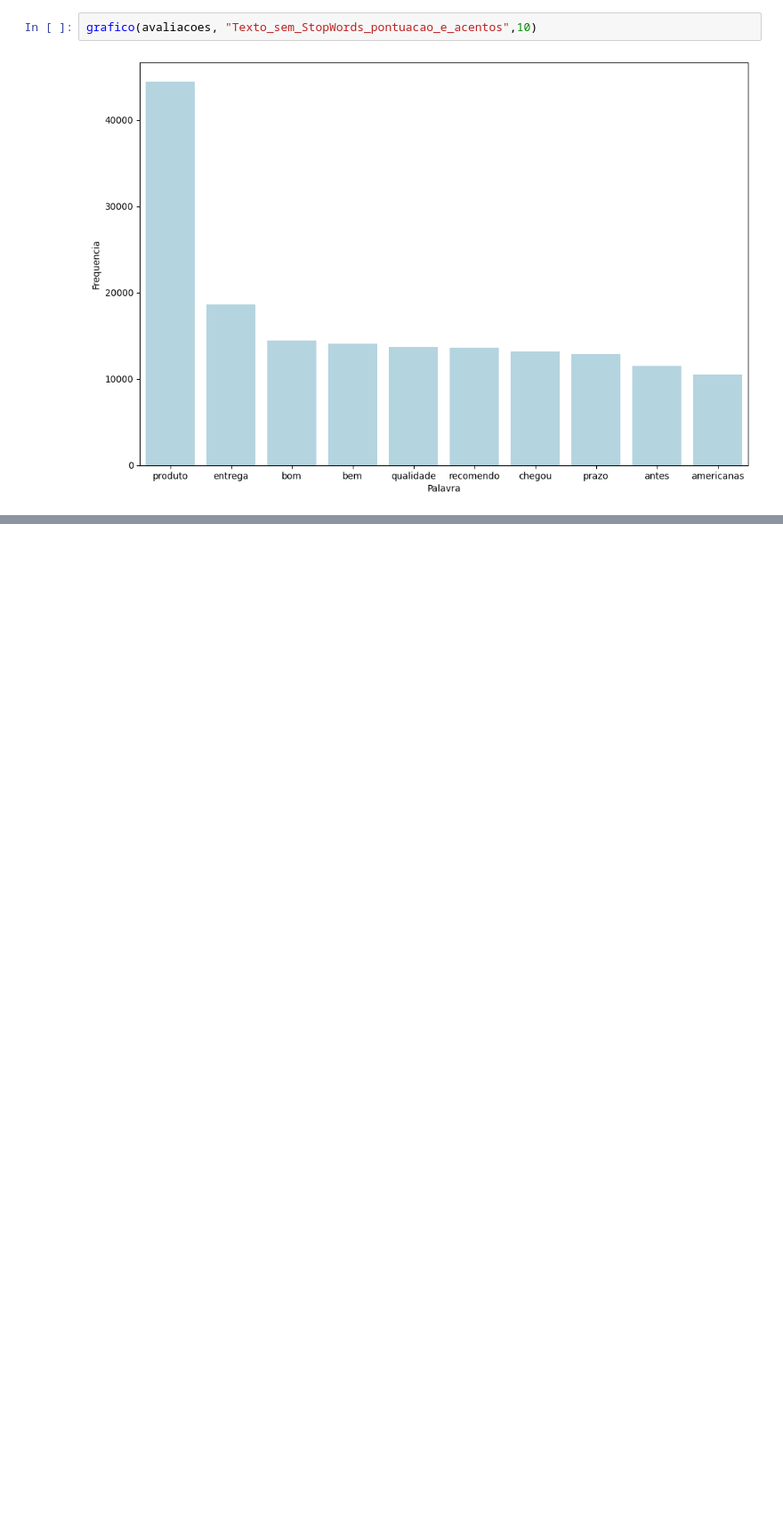
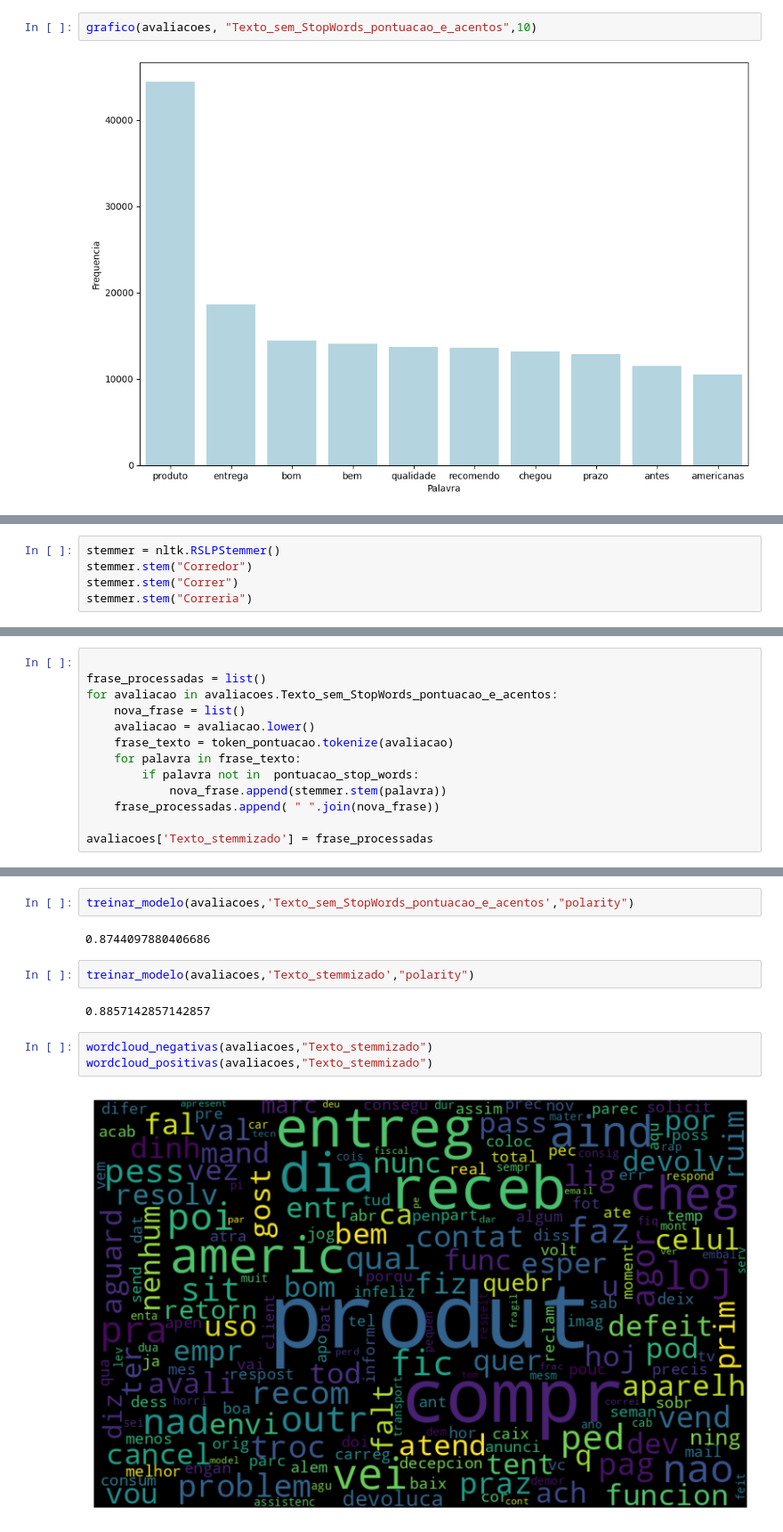
Before and after one commit to ElisabeteXavier/FIAP-Pos-IA-para-Devs, a Jupyter notebook: Fase 2/MEU DESENVOLVIENTO/Aula 2 e 3 - Bag of words, Word cloud, NLTK, RSLP/teste.ipynb, the cells around one changed output, grey strips where cells are left out. Shown at 89% size. Saved outputs shown, nothing was run; the diff lists cells and outputs as text; blank space fills up the shorter version.

```diff
--- a/Fase 2/MEU DESENVOLVIENTO/Aula 2 - Bag of words, Word cloud/teste.ipynb
+++ b/Fase 2/MEU DESENVOLVIENTO/Aula 2 e 3 - Bag of words, Word cloud, NLTK, RSLP/teste.ipynb
@@ -544,0 +549,5 @@ grafico(avaliacoes, "Texto_sem_StopWords_pontuacao_e_acentos",10)
+# %%
+stemmer = nltk.RSLPStemmer()
+stemmer.stem("Corredor")
+stemmer.stem("Correr")
+stemmer.stem("Correria")
@@ -544,0 +556,13 @@ grafico(avaliacoes, "Texto_sem_StopWords_pontuacao_e_acentos",10)
+# %%
+
+frase_processadas = list()
+for avaliacao in avaliacoes.Texto_sem_StopWords_pontuacao_e_acentos:
+    nova_frase = list()
+    avaliacao = avaliacao.lower()
+    frase_texto = token_pontuacao.tokenize(avaliacao)
+    for palavra in frase_texto:
+        if palavra not in  pontuacao_stop_words:
+            nova_frase.append(stemmer.stem(palavra))
+    frase_processadas.append( " ".join(nova_frase))
+
+avaliacoes['Texto_stemmizado'] = frase_processadas
@@ -544,0 +578,13 @@ grafico(avaliacoes, "Texto_sem_StopWords_pontuacao_e_acentos",10)
+# %%
+treinar_modelo(avaliacoes,'Texto_sem_StopWords_pontuacao_e_acentos',"polarity")
+# %% [output]
+0.8744097880406686
+# %%
+treinar_modelo(avaliacoes,'Texto_stemmizado',"polarity")
+# %% [output]
+0.8857142857142857
+# %%
+wordcloud_negativas(avaliacoes,"Texto_stemmizado")
+wordcloud_positivas(avaliacoes,"Texto_stemmizado")
+# %% [output]
+[figure, added]
```
Also changed, not shown: parts of 5 cells of this notebook, 1 other file.
